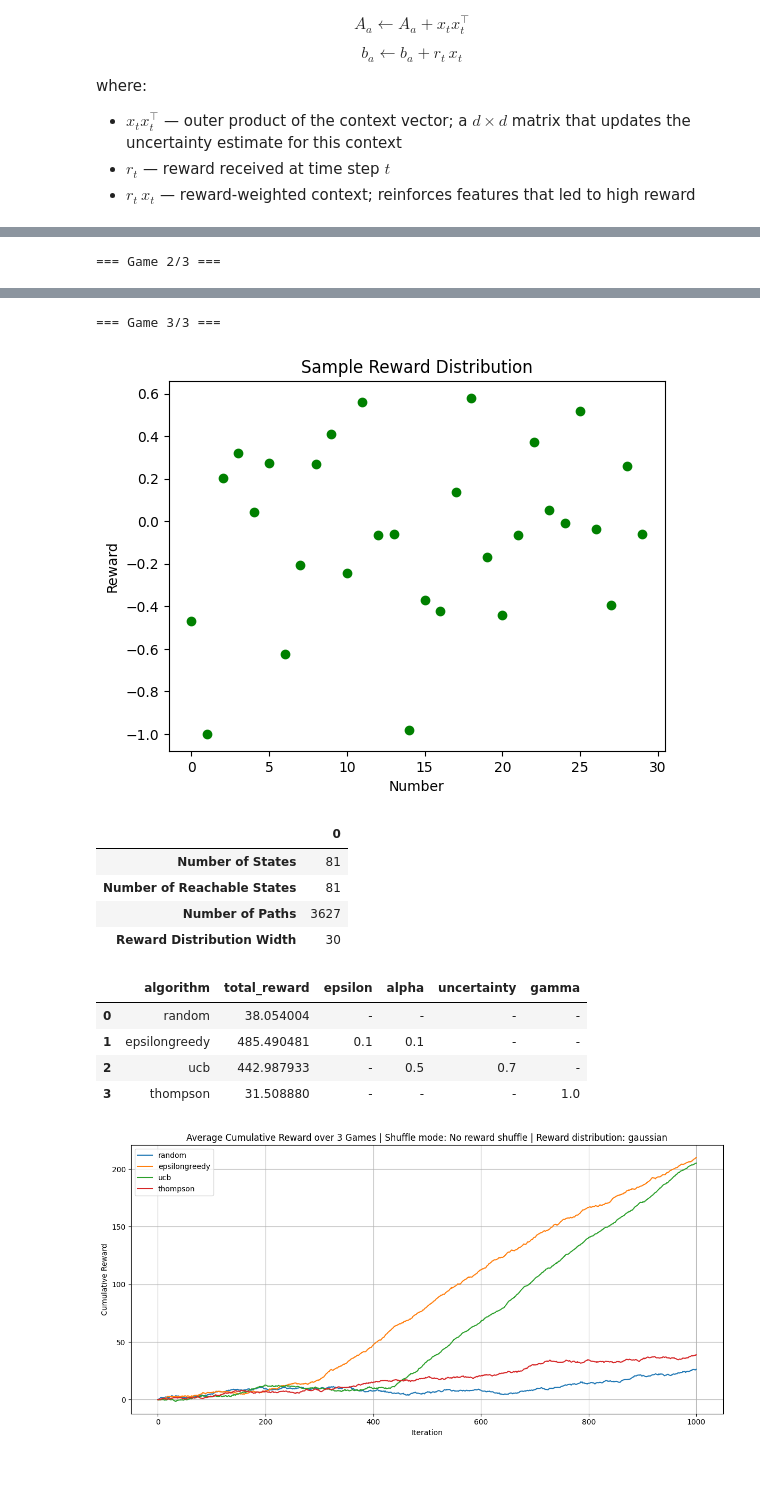
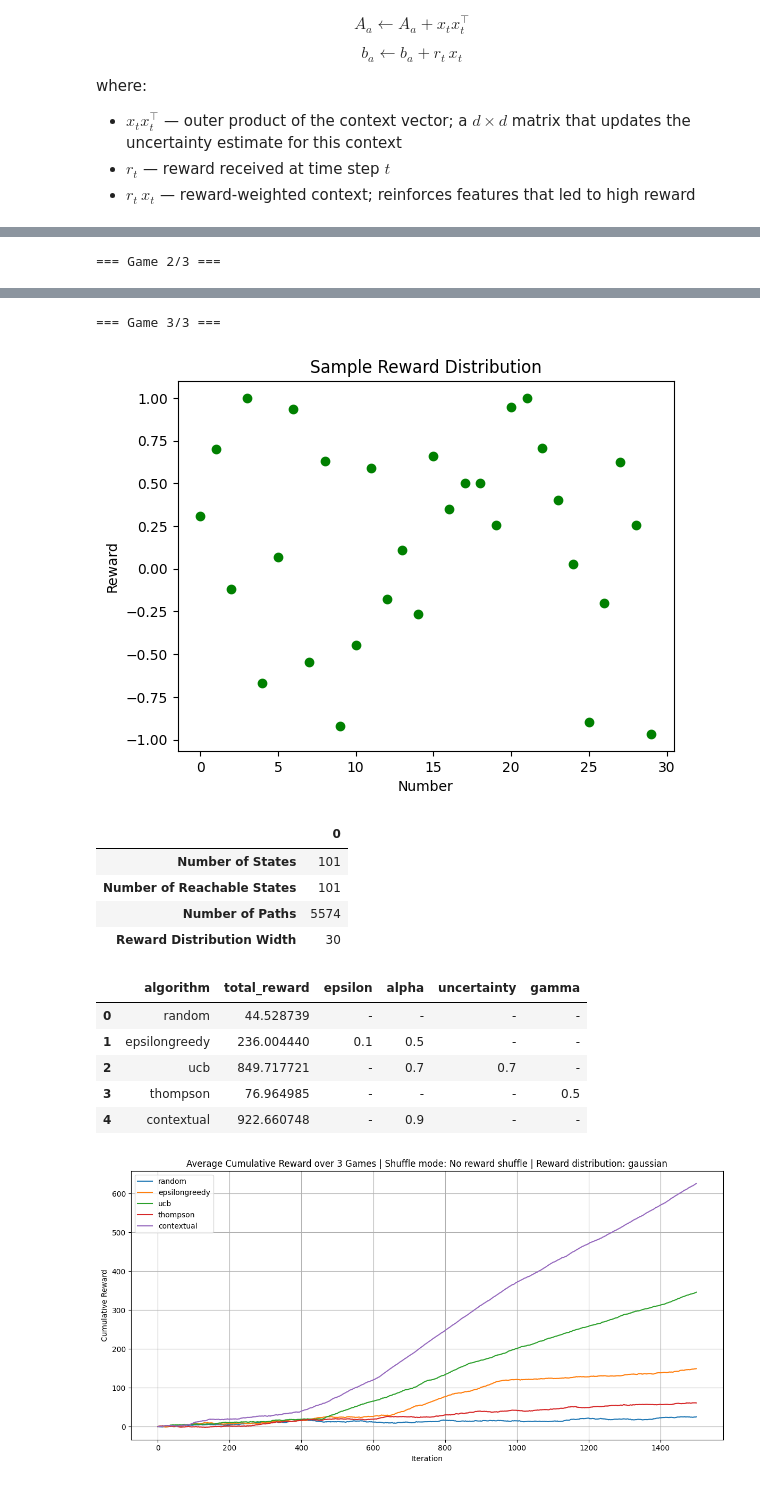
Before and after one commit to K-Winkles/bandits, a Jupyter notebook: bandits.ipynb, the cells around one changed output, grey strips where cells are left out. Cells and saved outputs as stored; diff of their text form; code cells hidden in the pictures.

Commit message:
Contextual Bandit finished

```diff
--- a/bandits.ipynb
+++ b/bandits.ipynb
@@ -763,8 +842,8 @@ REWARD_DIST_TYPES = [
 # set to -1 to keep stationary
 scramble_step = -1
 
-max_iter = 1000
-num_states = 80
+max_iter = 1500
+num_states = 100
 reward_dist_width = 30
 num_games_to_play = 3
 reward_dist_mode = REWARD_DIST_TYPES[1]
@@ -774,13 +853,22 @@ alpha = [0.1, 0.5, 0.7, 0.9, 1]
 uncertainty = [0.1, 0.5, 0.7, 0.9, 1]
 gamma = [0,1, 0.5, 0.7, 0.8, 0.95, 1] # apparently, gamma=1 for stationarity because otherwise it will fight against convergence
 
+context_dim = 10
+
+
 # for labelling...
 if scramble_step == -1:
     reward_mode = 'No reward shuffle'
 else:
     reward_mode = f'Reward shuffle every {scramble_step} step'
 
-all_histories = {"random": [], "epsilongreedy": [], "ucb": [], "thompson": []}
+all_histories = {
+    "random": [],
+    "epsilongreedy": [],
+    "ucb": [],
+    "thompson": [],
+    "contextual": []
+}
 
 for game_iter in range(0, num_games_to_play):
     print(f"\n=== Game {game_iter + 1}/{num_games_to_play} ===")
@@ -791,7 +879,7 @@ for game_iter in range(0, num_games_to_play):
     display(describe_the_game(states).T)
 
     results, results_df = find_best_configuration(
-        ["random", "epsilongreedy", "ucb", "thompson"],
+        ["random", "epsilongreedy", "ucb", "thompson", "contextual"],
         states,
         num_states,
         max_iter,
@@ -799,7 +887,9 @@ for game_iter in range(0, num_games_to_play):
         epsilon,
         alpha,
         uncertainty,
-        gamma
+        gamma,
+        context_dim,
+        lambda_reg=1.0
     )
 
     display(results_df)
@@ -849,13 +941,14 @@ plt.show()
 === Game 3/3 ===
-[figure, old version]
+[figure, new version]
 |  | 0 |
-| Number of States | 81 |
-| Number of Reachable States | 81 |
-| Number of Paths | 3627 |
+| Number of States | 101 |
+| Number of Reachable States | 101 |
+| Number of Paths | 5574 |
 | Reward Distribution Width | 30 |
 |  | algorithm | total_reward | epsilon | alpha | uncertainty | gamma |
-| 0 | random | 38.054004 | - | - | - | - |
-| 1 | epsilongreedy | 485.490481 | 0.1 | 0.1 | - | - |
-| 2 | ucb | 442.987933 | - | 0.5 | 0.7 | - |
-| 3 | thompson | 31.508880 | - | - | - | 1.0 |
+| 0 | random | 44.528739 | - | - | - | - |
+| 1 | epsilongreedy | 236.004440 | 0.1 | 0.5 | - | - |
+| 2 | ucb | 849.717721 | - | 0.7 | 0.7 | - |
+| 3 | thompson | 76.964985 | - | - | - | 0.5 |
+| 4 | contextual | 922.660748 | - | 0.9 | - | - |
-[figure, old version]
+[figure, new version]
```
Also changed, not shown: parts of 3 cells of this notebook.
